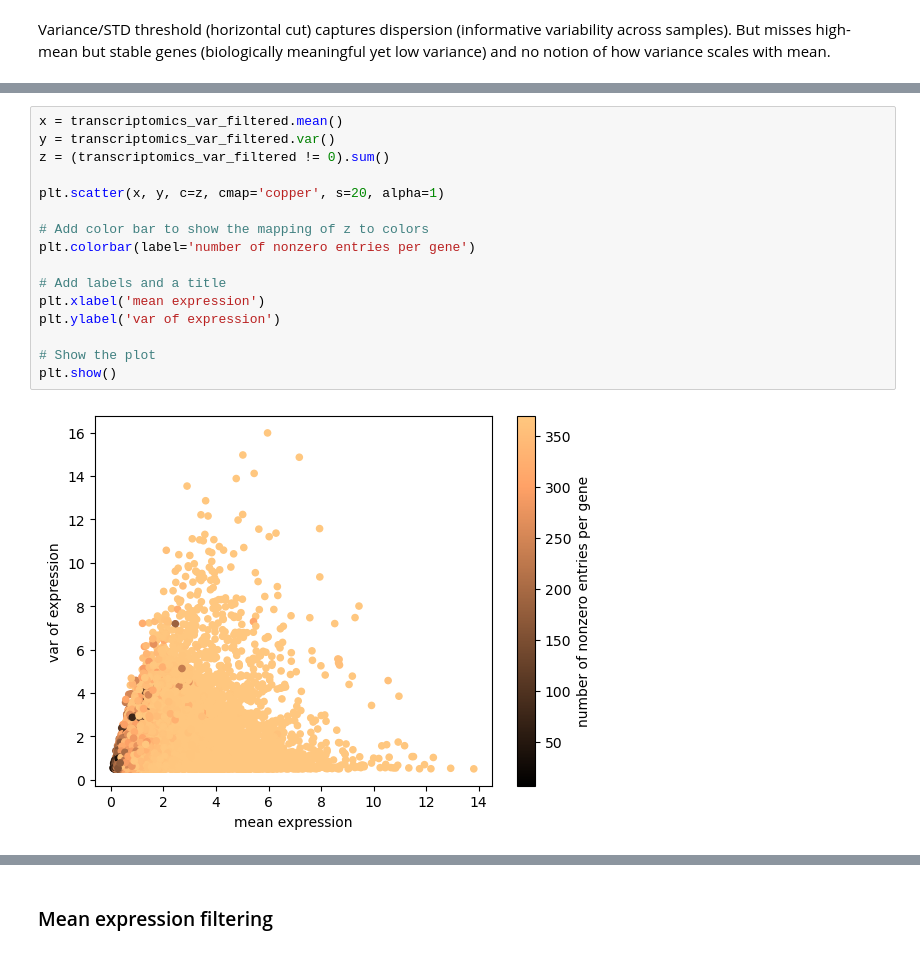
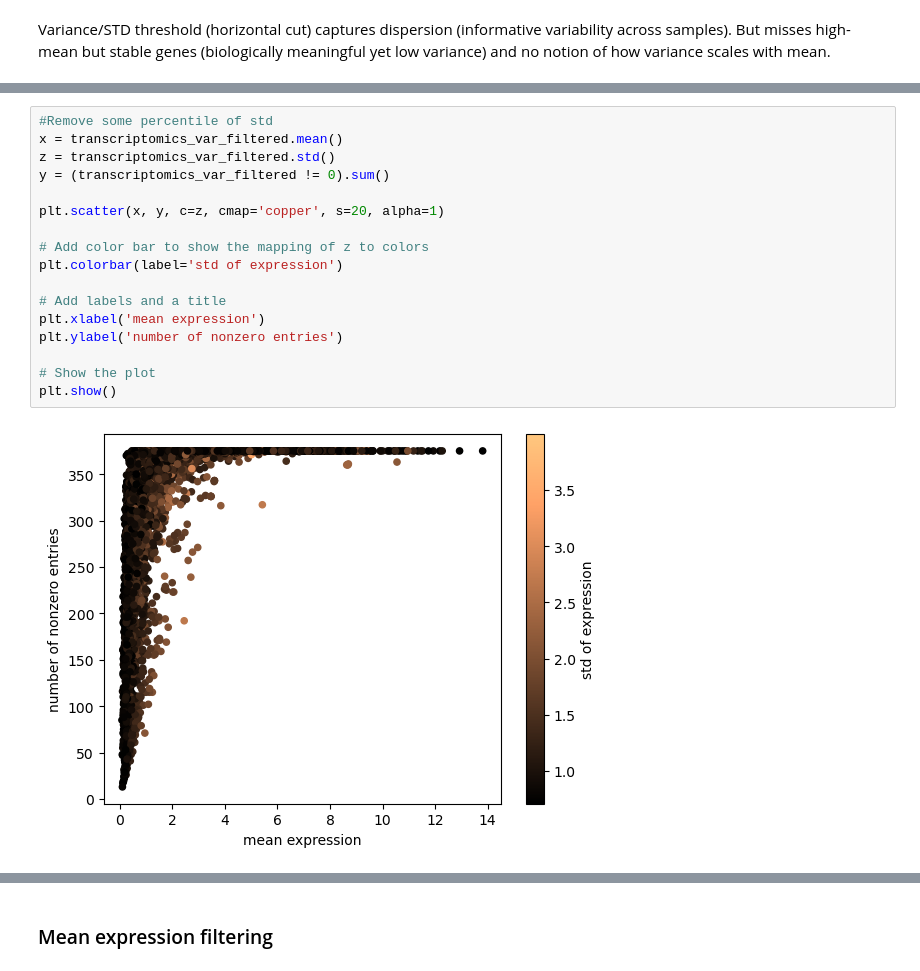
Before and after one commit to flaviocaroli/Cancer-Protein-RNA-research, a Jupyter notebook: 01. pre-processing/02. filtering_matched.ipynb, the cells around one changed output, grey strips where cells are left out. Cells and saved outputs as stored; diff of their text form.

```diff
--- a/01. pre-processing/02. filtering_matched.ipynb
+++ b/01. pre-processing/02. filtering_matched.ipynb
@@ -318,19 +248,20 @@ transcriptomics_var_filtered.shape
 # %%
+#Remove some percentile of std
 x = transcriptomics_var_filtered.mean()
-y = transcriptomics_var_filtered.var()
-z = (transcriptomics_var_filtered != 0).sum()
+z = transcriptomics_var_filtered.std()
+y = (transcriptomics_var_filtered != 0).sum()
 
 plt.scatter(x, y, c=z, cmap='copper', s=20, alpha=1)
 
 # Add color bar to show the mapping of z to colors
-plt.colorbar(label='number of nonzero entries per gene')
+plt.colorbar(label='std of expression')
 
 # Add labels and a title
 plt.xlabel('mean expression')
-plt.ylabel('var of expression')
+plt.ylabel('number of nonzero entries')
 
 # Show the plot
 plt.show()
 # %% [output]
-[figure, old version]
+[figure, new version]
 # %%
```
Also changed, not shown: parts of 87 cells of this notebook, 9 other files.
